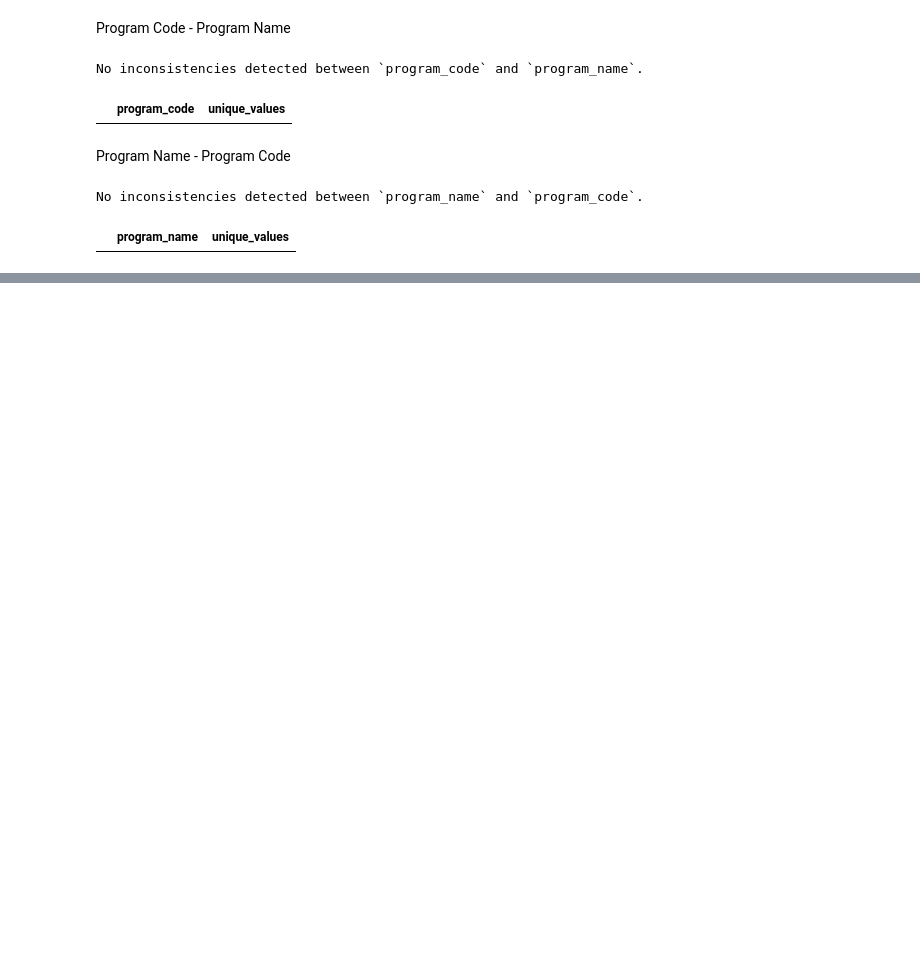
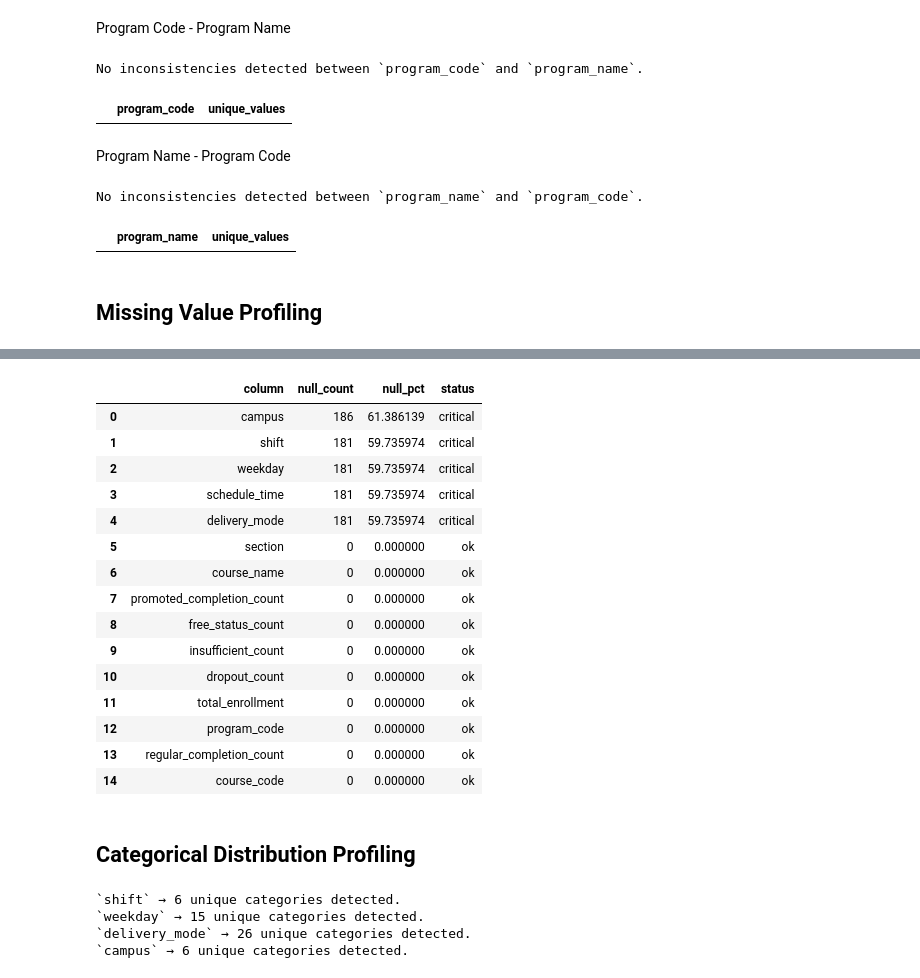
Before and after one commit to valentinarias-dtsc/higher-education-outcomes-analysis, a Jupyter notebook: notebooks/01_data_audit.ipynb, the cells around one changed output, grey strips where cells are left out. Saved outputs shown, nothing was run; the diff lists cells and outputs as text; code cells hidden in the pictures; blank space fills up the shorter version.

Commit message:
Update 01_data_audit.ipynb - Add NA profiling, categoric columns cardinality checks, regerencial integrity and merge coverage, and total_enrollment metric consistency check.

```diff
--- a/notebooks/01_data_audit.ipynb
+++ b/notebooks/01_data_audit.ipynb
@@ -173,3 +178,8 @@ check_one_to_one_mapping(programs, "program_name", "program_code")
 # %% [output]
 No inconsistencies detected between `program_name` and `program_code`.
 |  | program_name | unique_values |
+# %% [markdown]
+## Missing Value Profiling
+# %%
+profile_missingness(enrollment)
+# %% [output]
@@ -175,0 +187,33 @@ No inconsistencies detected between `program_name` and `program_code`.
+|  | column | null_count | null_pct | status |
+| 0 | campus | 186 | 61.386139 | critical |
+| 1 | shift | 181 | 59.735974 | critical |
+| 2 | weekday | 181 | 59.735974 | critical |
+| 3 | schedule_time | 181 | 59.735974 | critical |
+| 4 | delivery_mode | 181 | 59.735974 | critical |
+| 5 | section | 0 | 0.000000 | ok |
+| 6 | course_name | 0 | 0.000000 | ok |
+| 7 | promoted_completion_count | 0 | 0.000000 | ok |
+| 8 | free_status_count | 0 | 0.000000 | ok |
+| 9 | insufficient_count | 0 | 0.000000 | ok |
+| 10 | dropout_count | 0 | 0.000000 | ok |
+| 11 | total_enrollment | 0 | 0.000000 | ok |
+| 12 | program_code | 0 | 0.000000 | ok |
+| 13 | regular_completion_count | 0 | 0.000000 | ok |
+| 14 | course_code | 0 | 0.000000 | ok |
+# %% [markdown]
+## Categorical Distribution Profiling
+# %%
+categorical_profiles = profile_categoricals(
+    offering,
+    columns=[
+        "shift",
+        "weekday",
+        "delivery_mode",
+        "campus",
+    ]
+)
+# %% [output]
+`shift` → 6 unique categories detected.
+`weekday` → 15 unique categories detected.
+`delivery_mode` → 26 unique categories detected.
+`campus` → 6 unique categories detected.
```
Also changed, not shown: parts of 8 cells of this notebook.
